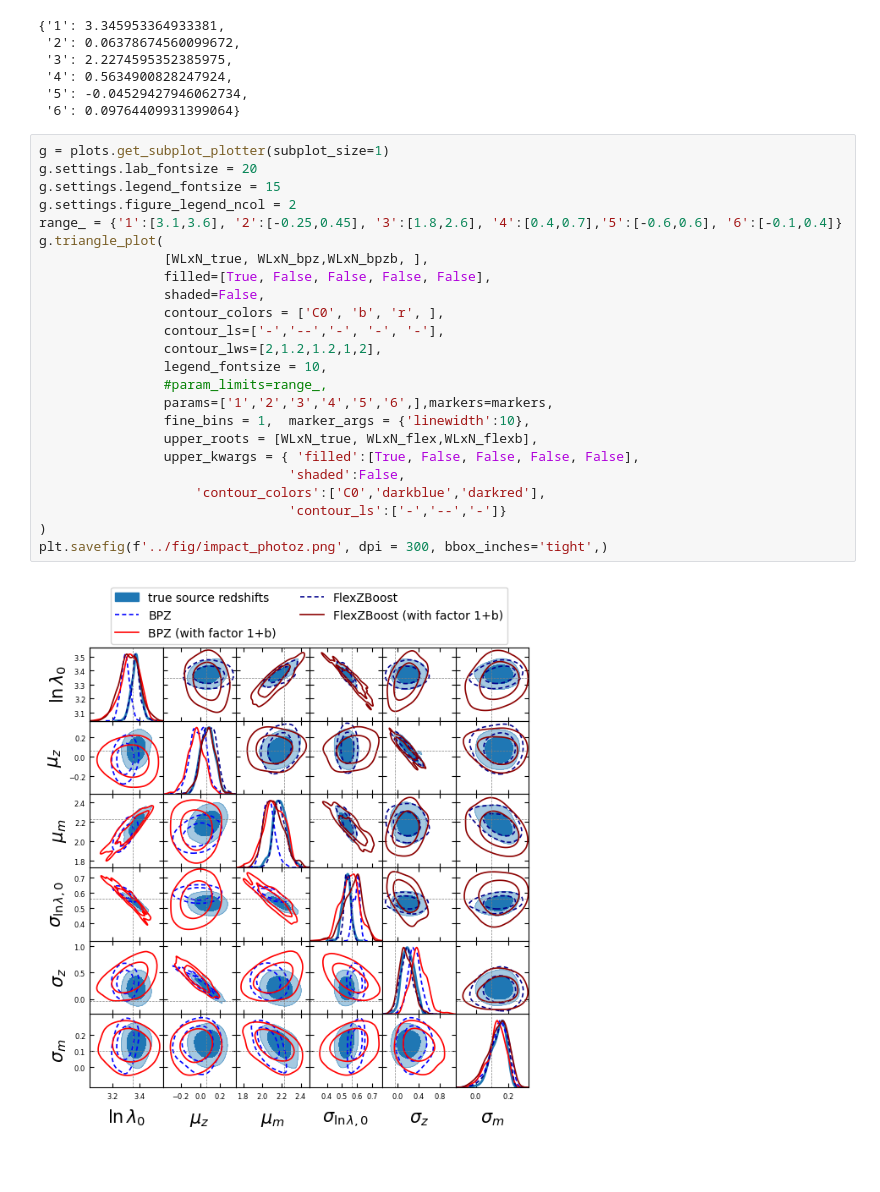
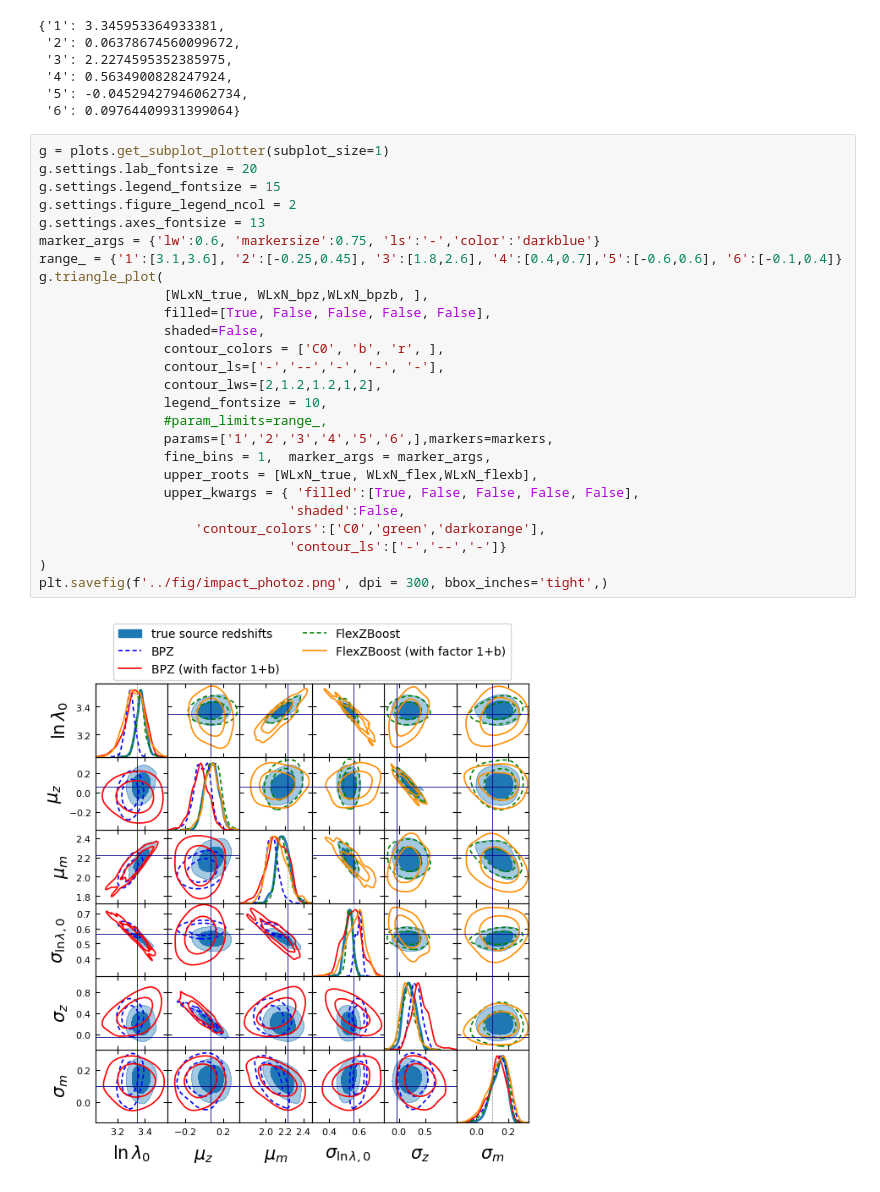
Before and after one commit to LSSTDESC/CLCosmo_Sim, a Jupyter notebook: cluster_scaling_relation_DC2/notebooks/impact_photoz.ipynb, the cells around one changed output. Saved outputs shown, nothing was run; the diff lists cells and outputs as text.

```diff
--- a/cluster_scaling_relation_DC2/notebooks/impact_photoz.ipynb
+++ b/cluster_scaling_relation_DC2/notebooks/impact_photoz.ipynb
@@ -84,26 +84,28 @@ markers
 # %%
 g = plots.get_subplot_plotter(subplot_size=1)
 g.settings.lab_fontsize = 20
 g.settings.legend_fontsize = 15
 g.settings.figure_legend_ncol = 2
+g.settings.axes_fontsize = 13
+marker_args = {'lw':0.6, 'markersize':0.75, 'ls':'-','color':'darkblue'}
 range_ = {'1':[3.1,3.6], '2':[-0.25,0.45], '3':[1.8,2.6], '4':[0.4,0.7],'5':[-0.6,0.6], '6':[-0.1,0.4]}
 g.triangle_plot(
                 [WLxN_true, WLxN_bpz,WLxN_bpzb, ],
                 filled=[True, False, False, False, False],
                 shaded=False,
                 contour_colors = ['C0', 'b', 'r', ],
                 contour_ls=['-','--','-', '-', '-'],
                 contour_lws=[2,1.2,1.2,1,2],
                 legend_fontsize = 10,
                 #param_limits=range_,
                 params=['1','2','3','4','5','6',],markers=markers,
-                fine_bins = 1,  marker_args = {'linewidth':10},
+                fine_bins = 1,  marker_args = marker_args,
                 upper_roots = [WLxN_true, WLxN_flex,WLxN_flexb],
                 upper_kwargs = { 'filled':[True, False, False, False, False],
                                 'shaded':False,
-                    'contour_colors':['C0','darkblue','darkred'],
+                    'contour_colors':['C0','green','darkorange'],
                                 'contour_ls':['-','--','-']}
 )
 plt.savefig(f'../fig/impact_photoz.png', dpi = 300, bbox_inches='tight',)
 # %% [output]
-[figure, old version]
+[figure, new version]
```
Also changed, not shown: 13 other files.
